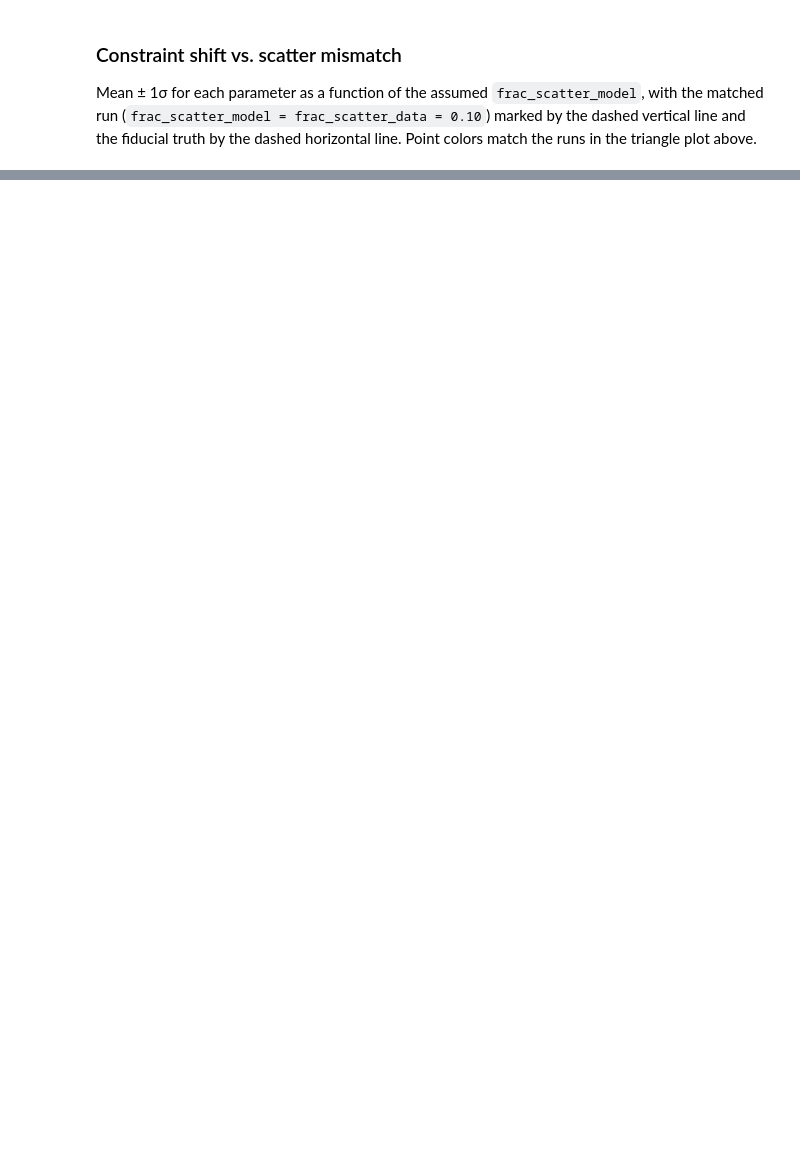
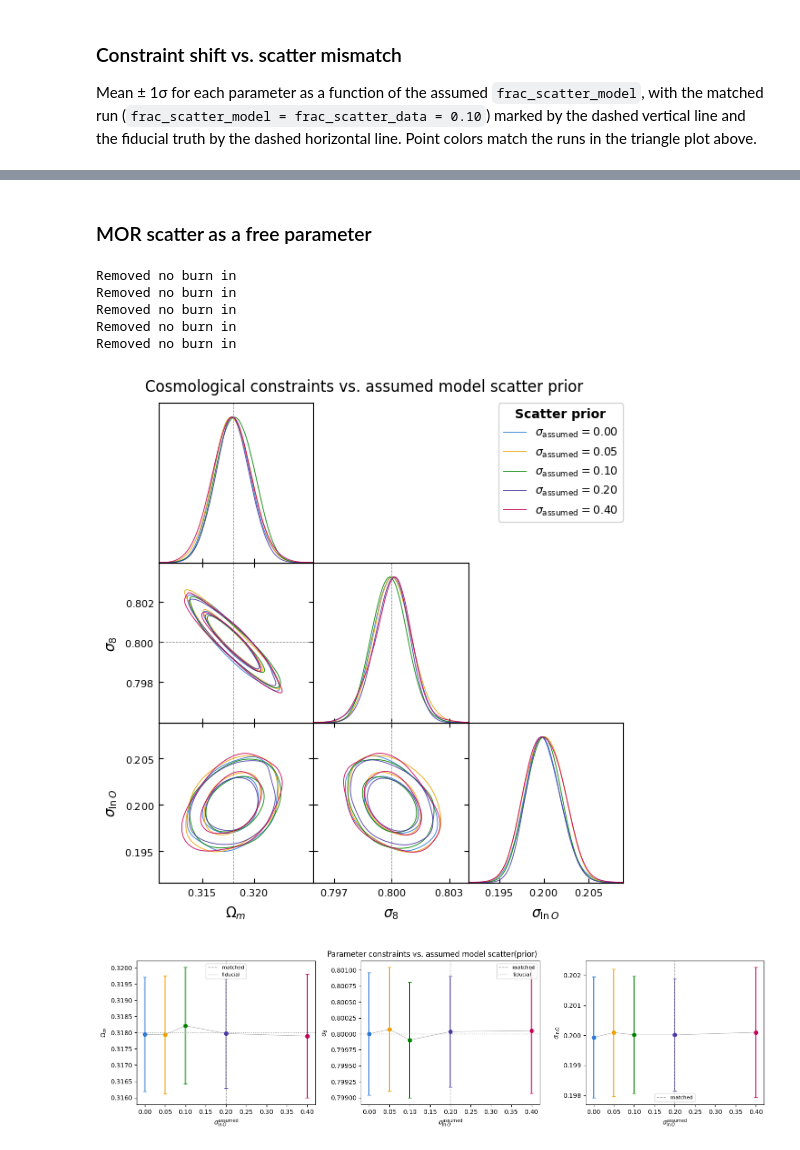
Before and after one commit to xtang126/hmf-mor-forecast, a Jupyter notebook: notebooks/v1_chains_contours.ipynb, the cells around one changed output, grey strips where cells are left out. Drawn from its saved outputs; the diff is of its cells as text; code cells hidden in the pictures; blank space fills up the shorter version.

Commit message:
update the notebook for new outputs

```diff
--- a/notebooks/v1_chains_contours.ipynb
+++ b/notebooks/v1_chains_contours.ipynb
@@ -278,0 +278,50 @@ plt.show()
+# %% [markdown]
+### MOR scatter as a free parameter
+# %%
+from plot_utils import (
+    load_run, scan_triangle, scan_constraint_plot,
+)
+
+#plot_params = [
+#    "cosmological_parameters--omega_m",
+#    "cosmological_parameters--sigma8_input",
+#]
+
+# (path, assumed scatter) — mock generated with frac_scatter_data = 0.20
+scan_runs = [
+    ("../output/scatter_free_02_sm00.txt", 0.00),
+    ("../output/scatter_free_02_sm05.txt", 0.05),
+    ("../output/scatter_free_02_sm10.txt", 0.10),
+    ("../output/scatter_free_02_sm20.txt", 0.20),
+    ("../output/scatter_free_02_sm40.txt", 0.40),
+]
+
+scan_samples = [
+    load_run(path, label=rf"$\sigma_{{\rm assumed}} = {cv:.2f}$")
+    for path, cv in scan_runs
+]
+config_values = [cv for _, cv in scan_runs]
+
+plot_params = scan_samples[0].getParamNames().list()
+
+# Triangle
+g = scan_triangle(scan_samples, plot_params, legend_title="Scatter prior", filled=False)
+g.fig.suptitle("Cosmological constraints vs. assumed model scatter prior", y=1.02)
+plt.show()
+
+# Constraints vs config axis
+fig, _ = scan_constraint_plot(
+    scan_samples, config_values, plot_params,
+    xlabel=r"$\sigma_{\ln O}^{\rm assumed}$",
+    ref_x=0.20,   # matched = true scatter
+)
+fig.suptitle("Parameter constraints vs. assumed model scatter(prior)", y=1.02)
+plt.show()
+# %% [output]
+Removed no burn in
+Removed no burn in
+Removed no burn in
+Removed no burn in
+Removed no burn in
+[figure, added]
+[figure, added]
```
Also changed, not shown: parts of 10 cells of this notebook, 3 other files.
